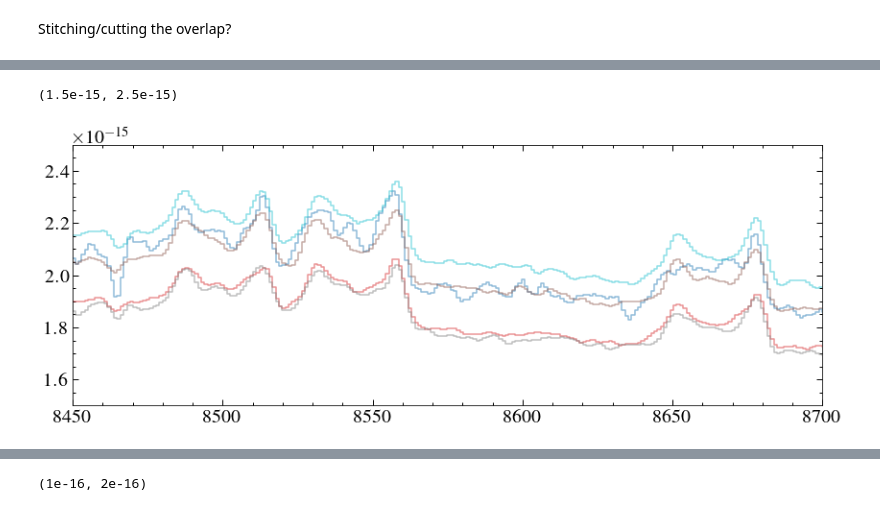
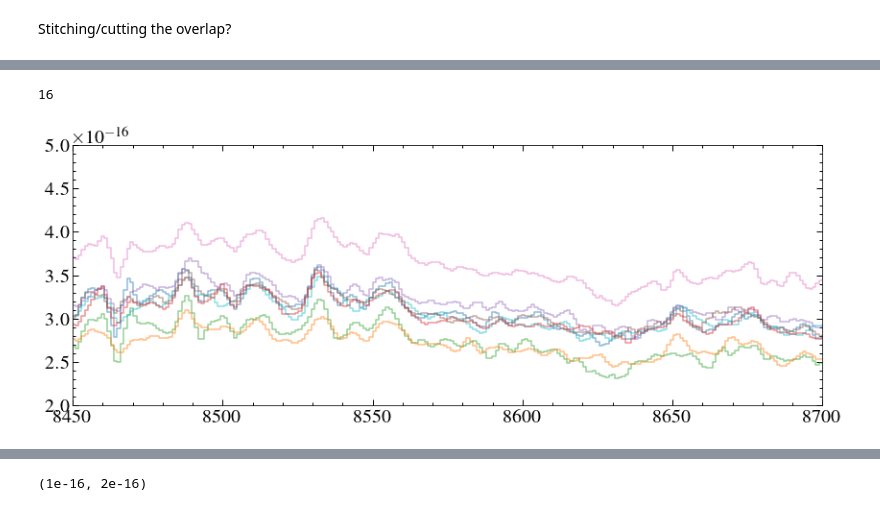
Before and after one commit to davidjwilson/gas_discs, a Jupyter notebook: het_look.ipynb, the cells around one changed output, grey strips where cells are left out. Drawn from its saved outputs; the diff is of its cells as text; code cells hidden in the pictures.

```diff
--- a/het_look.ipynb
+++ b/het_look.ipynb
@@ -192,16 +192,19 @@ WDJ1622+5840_lrs2_red____2022-02-13T12:07:25.328809.dat
 #     plt.show()
 # %%
 smooth = 4
+n = 0
 for spec in hetspecs:
     data = fits.getdata(spec)
     star = fits.getheader(spec)['OBJECT']
-    if star == 'WDJ0147+2339_066_W':
+    if star in ['WDJ0845+2257_066_W', 'WDJ0845+2257_066_E']:
         w, f, e = data[0], data[1], data[3]
         f = convolve(f,Box1DKernel(smooth))
         plt.step(w,f, alpha =0.5)
+        n +=1
 plt.xlim(8450, 8700)
-plt.ylim (1.5e-15, 2.5e-15)
+plt.ylim (0.2e-15, 0.5e-15)
+print(n)
     # plt.show()
 # %% [output]
-(1.5e-15, 2.5e-15)
+16
-[figure, old version]
+[figure, new version]
```
Also changed, not shown: parts of 6 cells of this notebook, 37 other files.
